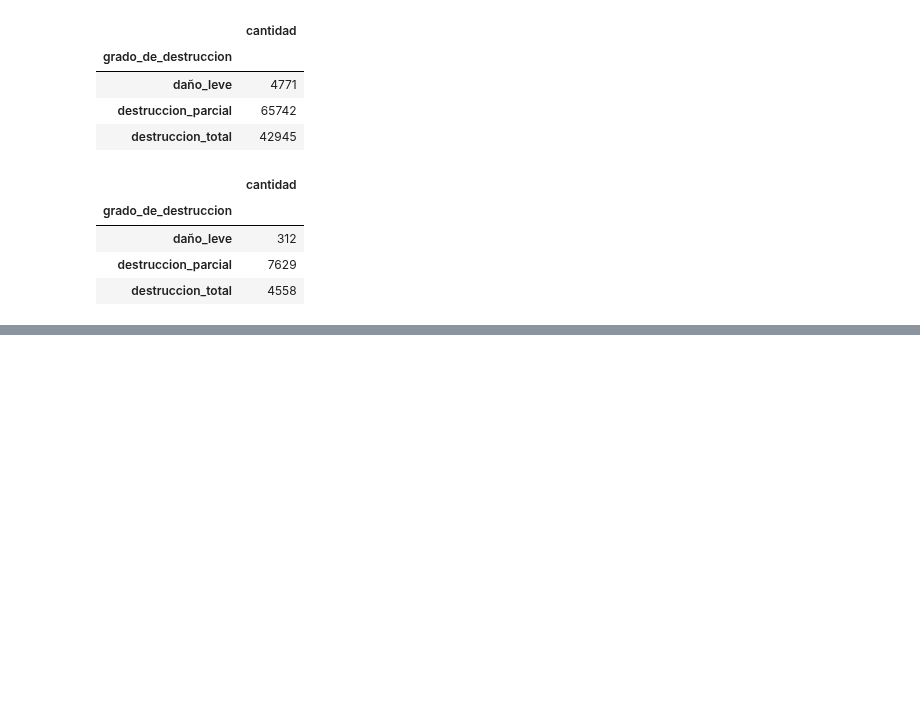
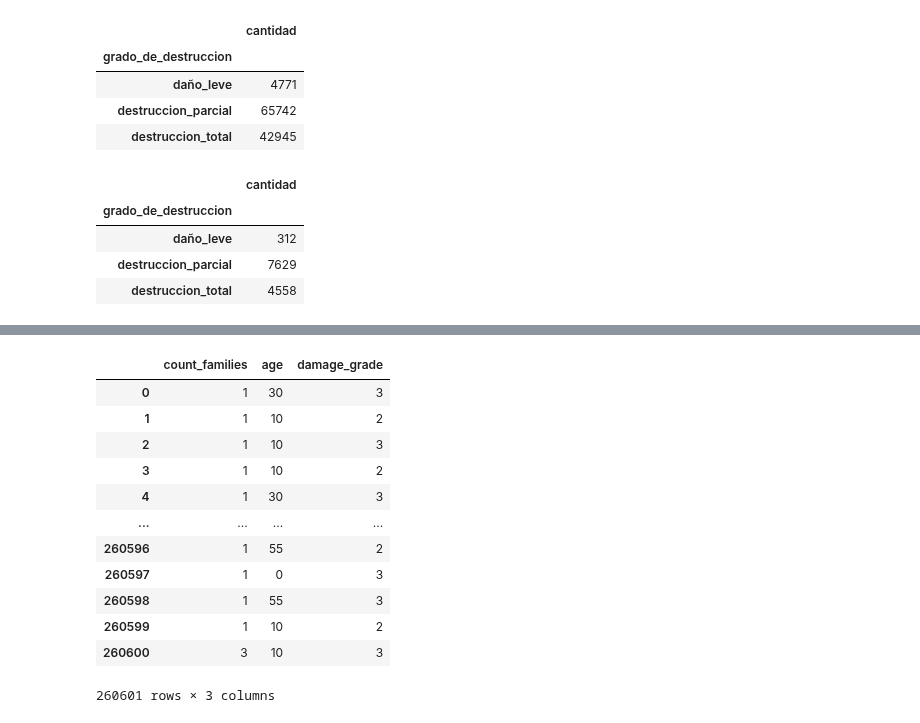
Before and after one commit to DanteReinaudo/EarthquakeDamagePrediction, a Jupyter notebook: tp1/OrgTP1Elvis/OrgaTP1.ipynb, the cells around one changed output, grey strips where cells are left out. Drawn from its saved outputs; the diff is of its cells as text; code cells hidden in the pictures; blank space fills up the shorter version.

```diff
--- a/tp1/OrgTP1Elvis/OrgaTP1.ipynb
+++ b/tp1/OrgTP1Elvis/OrgaTP1.ipynb
@@ -577,0 +603,17 @@ Con los datos anteriores y una herramienta externa se genera la siguiente imagen
+# %%
+dfAntGradePerso = dfTerremoto[['count_families','age','damage_grade']]
+dfAntGradePerso
+# %% [output]
+|  | count_families | age | damage_grade |
+| 0 | 1 | 30 | 3 |
+| 1 | 1 | 10 | 2 |
+| 2 | 1 | 10 | 3 |
+| 3 | 1 | 10 | 2 |
+| 4 | 1 | 30 | 3 |
+| ... | ... | ... | ... |
+| 260596 | 1 | 55 | 2 |
+| 260597 | 1 | 0 | 3 |
+| 260598 | 1 | 55 | 3 |
+| 260599 | 1 | 10 | 2 |
+| 260600 | 3 | 10 | 3 |
+260601 rows × 3 columns
```
Also changed, not shown: parts of 10 cells of this notebook.
